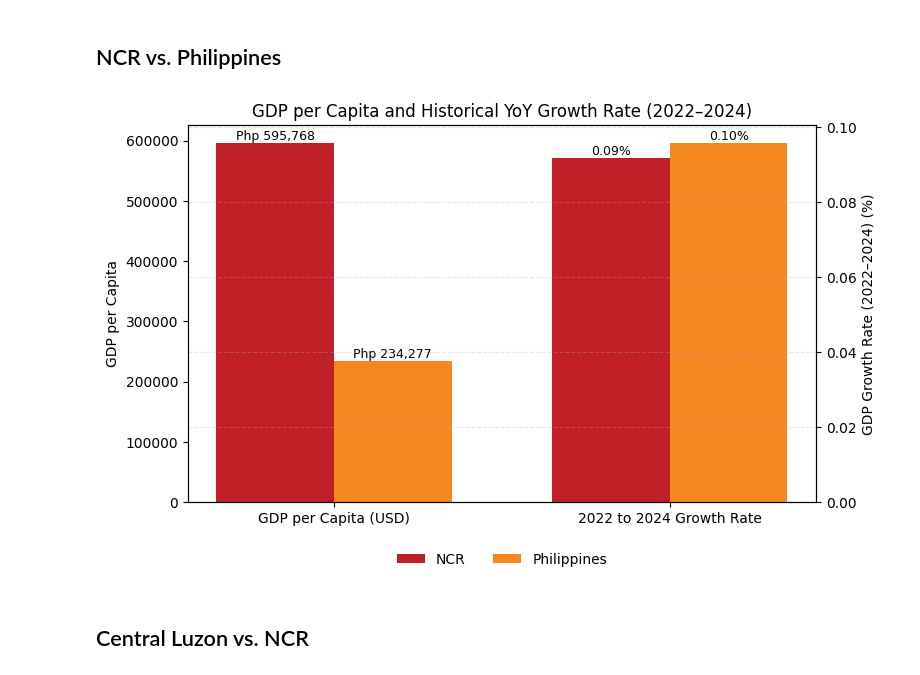
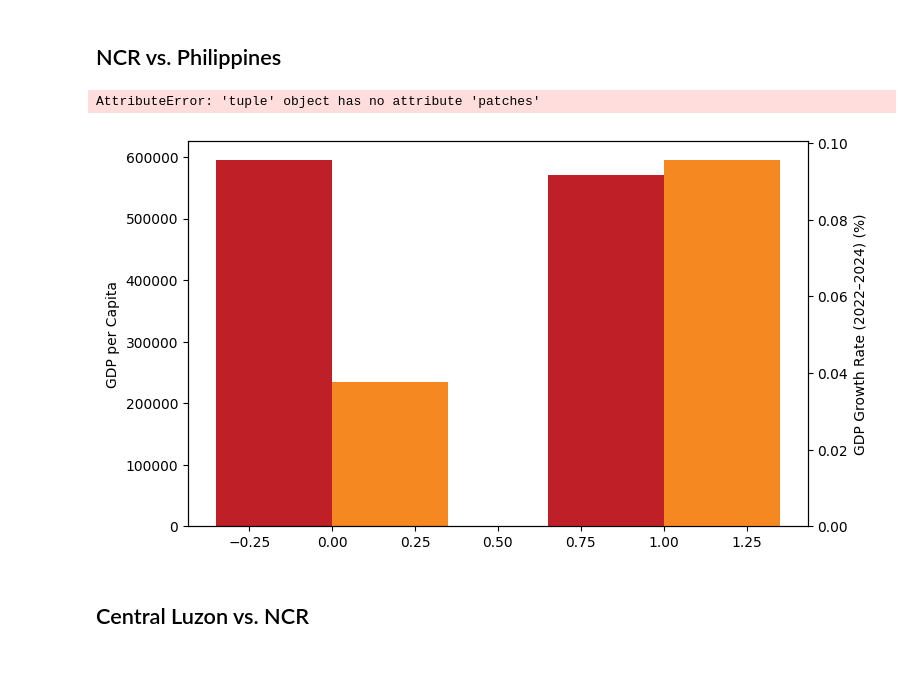
Before and after one commit to BSDSBA-JF/wadwani_intern, a Jupyter notebook: 02_ecosystem_analysis/region_7/grouped_bar_charts.ipynb, the cells around one changed output. Drawn from its saved outputs; the diff is of its cells as text; code cells hidden in the pictures.

```diff
--- a/02_ecosystem_analysis/region_7/grouped_bar_charts.ipynb
+++ b/02_ecosystem_analysis/region_7/grouped_bar_charts.ipynb
@@ -80,37 +80,38 @@ def add_labels(ax, bar_container, fmt="{:,.0f}"):
                     ha="center", va="bottom", fontsize=9)
 
 # Add labels
-add_labels(ax1, bars1, fmt="Php {:,.0f}")
-add_labels(ax1, bars2, fmt="Php {:,.0f}")
+add_labels(ax1, bars1*100, fmt="Php {:,.0f}")
+add_labels(ax1, bars2*100, fmt="Php {:,.0f}")
 add_labels(ax2, bars3, fmt="{:.2f}%")
 add_labels(ax2, bars4, fmt="{:.2f}%")
 
 # Legend
 ax1.legend(
     loc="upper center",
     bbox_to_anchor=(0.5, -0.1),
     ncol=2,
     frameon=False
 )
 
 # ax1 ticks
 #ax1.set_ylim(0, 11500)
 #ax1.set_yticks([0, 2000, 4000, 6000, 8000, 10000])
 
 # ax2 ticks
 #ax2.set_ylim(0, 28.8)
 #ax2.set_yticks([0, 5, 10, 15, 20, 25])
 
 # grid
 ax2.grid(axis="y", alpha=0.3, linestyle="--")
 ax1.set_xticks(x, categories)
 ax1.set_title("GDP per Capita and Historical YoY Growth Rate (2022–2024)")
 
 # show graph
 plt.tight_layout()
 plt.show()
 # %% [output]
+AttributeError: 'tuple' object has no attribute 'patches'
-[figure, old version]
+[figure, new version]
 # %% [markdown]
 ## Central Luzon vs. NCR
 # %%
```
Also changed, not shown: parts of 2 cells of this notebook, 9 other files.
